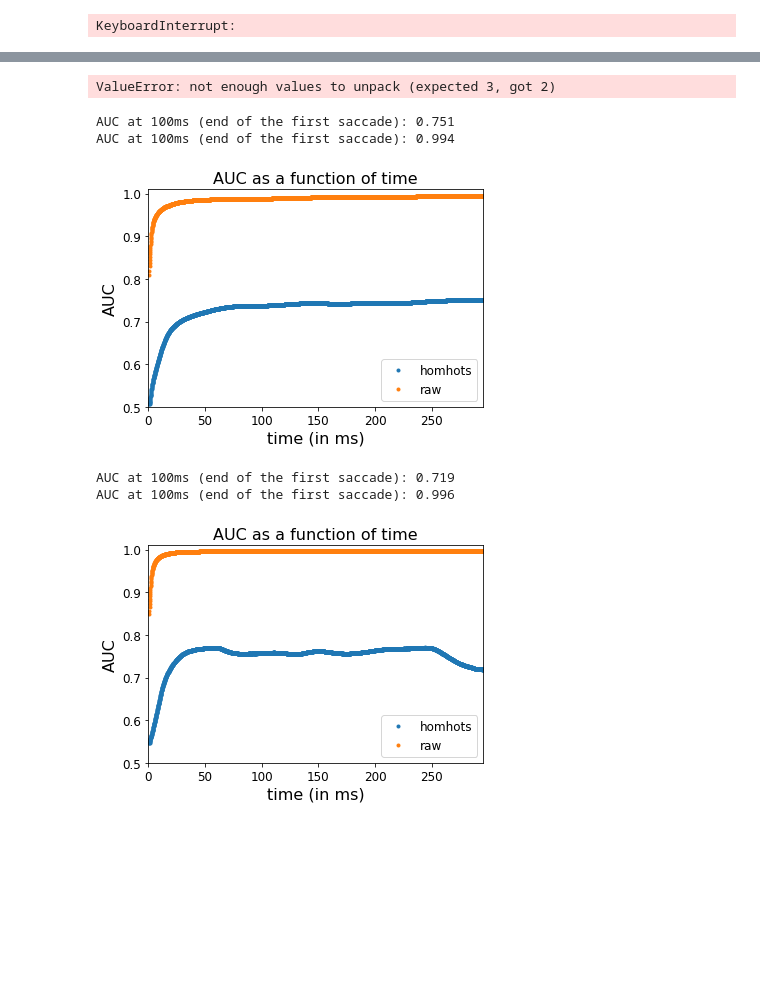
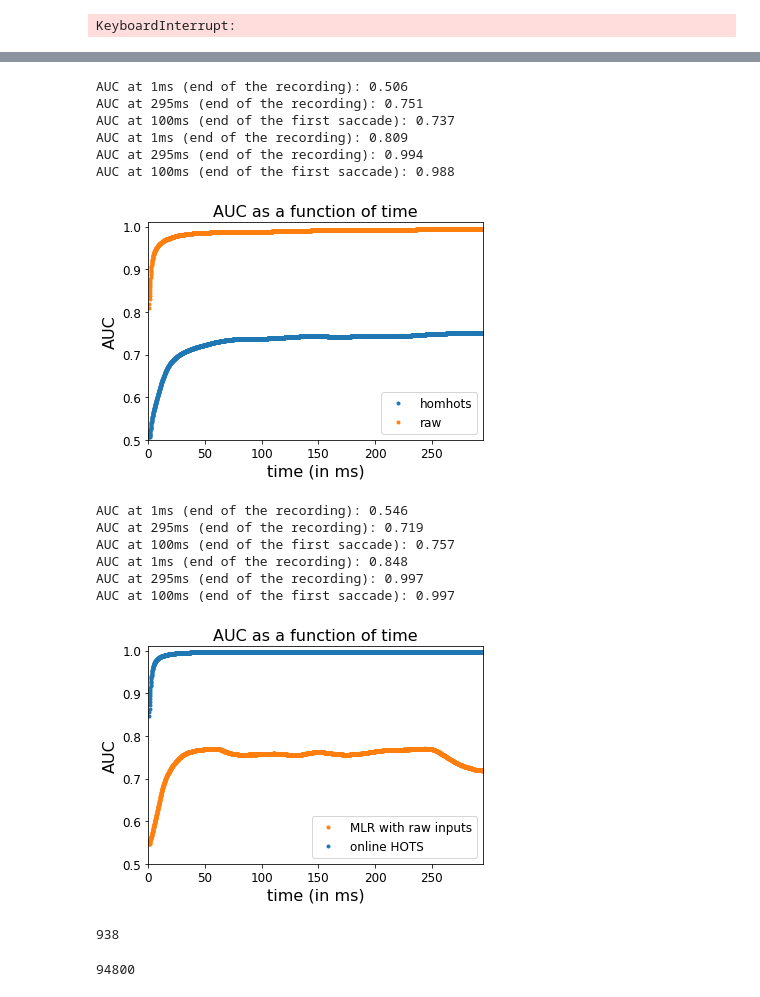
Before and after one commit to SpikeAI/HOTS, a Jupyter notebook: notebooks/RESULTS_03_NMNIST.ipynb, the cells around one changed output, grey strips where cells are left out. Saved outputs shown, nothing was run; the diff lists cells and outputs as text; code cells hidden in the pictures; blank space fills up the shorter version.

```diff
--- a/notebooks/RESULTS_03_NMNIST.ipynb
+++ b/notebooks/RESULTS_03_NMNIST.ipynb
@@ -376,3 +376,28 @@ for namnum, name in enumerate(namelist):
         pickle.dump([last_acc, mean_acc, true_positive, false_positive], file, pickle.HIGHEST_PROTOCOL)
 # %% [output]
 KeyboardInterrupt:
+# %%
+thres = None
+colorz = ['#2ca02c', '#ff7f0e', '#1f77b4', '#d62728', '#9467bd', '#8c564b', '#e377c2', '#7f7f7f', '#bcbd22', '#17becf']
+legend_list = ['original HOTS', 'raw inputs','online HOTS']
+namelist = ['raw', 'homhots']
+fig_onl, ax_onl = plt.subplots()
+ax_onl.hlines(86.9,0,6000, linestyles='dashed', color=colorz[0], label=legend_list[0])
+for namnum, name in enumerate(namelist):
+    f_name = f'{record_path}{timestr}_LR_results_{name}_{nbclust}_{nb_train}_{nb_test}_{ds_ev}.pkl'
+    with open(f_name, 'rb') as file:
+        likelihood, true_target = pickle.load(file)
+    meanac, onlinac, lastac, truepos, falsepos = classification_results(likelihood, true_target, thres, nb_test)
+    #pars, cov = curve_fit(f=fitting, xdata=np.arange(len(onlinac)), ydata=onlinac, p0=[1,1], bounds=(-np.inf, np.inf))
+    #fit = fitting(np.arange(len(onlinac)), *pars) f
+    print(f'Mean accuracy for {name}: {np.round(meanac,3)}')
+    print(f'Last event accuracy for {name}: {np.round(lastac,3)}')
+    ax_onl.plot(onlinac[:6000]*100, '.', ms=1, color=colorz[namnum+1], label = legend_list[namnum+1]);
+    #ax_onl.plot(fit[:3000], linestyle='-', color=color[namnum], linewidth=1);
+ax_onl.axis([-50,6000,0,105]);
+plt.setp(ax_onl.get_yticklabels(), fontsize=12)
+plt.setp(ax_onl.get_xticklabels(), fontsize=12)
+ax_onl.set_xlabel('Number of events', fontsize=16);
+ax_onl.set_ylabel('Accuracy (in %)', fontsize=16);
+ax_onl.set_title('MLR classification evolution \n as a function of the number of events', fontsize=16);
+ax_onl.legend(fontsize=12, loc='lower right');
@@ -379,5 +420,5 @@ KeyboardInterrupt:
 # %%
-thres = 0.9
+thres = 0.99
 colorz = ['#1f77b4', '#ff7f0e', '#2ca02c', '#d62728', '#9467bd', '#8c564b', '#e377c2', '#7f7f7f', '#bcbd22', '#17becf']
 legend_list = ['original HOTS', 'raw inputs','online HOTS']
 namelist = ['homhots','raw']
@@ -478,8 +497,6 @@ for namnum, name in enumerate(namelist):
         AUC[idx] = roc_auc_score(LabelBinarizer().fit_transform(np.array(true_target)),proba_timestep[idx,:,:], multi_class='ovr')
     plt.plot(timesteps,AUC, '.', label=name)
     plt.legend()
-# %% [output]
-ValueError: not enough values to unpack (expected 3, got 2)
 # %%
 f_name = f'{record_path}{timestr}_LR_results_{nbclust}_{nb_train}_{nb_test}_1_AUC.pkl'
 with open(f_name, 'rb') as file:
@@ -490,7 +507,9 @@ namelist = ['homhots', 'raw']
 leg_list = ['online HOTS', 'MLR with raw inputs']
 for namnum, name in enumerate(namelist):
     ax.plot(results[0][0]/1e3, results[0][namnum+1], '.', label=name)
-    print(f'AUC at 100ms (end of the first saccade): {np.round(results[0][namnum+1][-1],3)}')
+    print(f'AUC at 1ms (end of the recording): {np.round(results[0][namnum+1][0],3)}')
+    print(f'AUC at 295ms (end of the recording): {np.round(results[0][namnum+1][-1],3)}')
+    print(f'AUC at 100ms (end of the first saccade): {np.round(results[0][namnum+1][990],3)}')
 
 ax.axis([0,295,0.5,1.01]);
 ax.set_xlabel('time (in ms)', fontsize=16);
@@ -500,31 +519,54 @@ plt.setp(ax.get_xticklabels(), fontsize=12)
 ax.set_title('AUC as a function of time', fontsize=16);
 ax.legend(fontsize=12, loc='lower right');
 # %% [output]
-AUC at 100ms (end of the first saccade): 0.751
-AUC at 100ms (end of the first saccade): 0.994
+AUC at 1ms (end of the recording): 0.506
+AUC at 295ms (end of the recording): 0.751
+AUC at 100ms (end of the first saccade): 0.737
+AUC at 1ms (end of the recording): 0.809
+AUC at 295ms (end of the recording): 0.994
+AUC at 100ms (end of the first saccade): 0.988
 [figure]
 # %%
 printfig(fig, 'nmnist_auc.pdf')
 # %%
 f_name = f'{record_path}{timestr}_LR_results_{nbclust}_{nb_train}_{nb_test}_1_AUC_nomean.pkl'
 with open(f_name, 'rb') as file:
     results = pickle.load(file)
 
 fig, ax = plt.subplots()
-namelist = ['homhots', 'raw']
-leg_list = ['online HOTS', 'MLR with raw inputs']
-for namnum, name in enumerate(namelist):
-    ax.plot(results[0][0]/1e3, results[0][namnum+1], '.', label=name)
-    print(f'AUC at 100ms (end of the first saccade): {np.round(results[0][namnum+1][-1],3)}')
+namelist = ['raw', 'hots', 'homhots']
+leg_list = ['MLR with raw inputs', 'online HOTS', 'online homeo HOTS']
+colorz = ['#1f77b4', '#ff7f0e', '#2ca02c', '#d62728', '#9467bd', '#8c564b', '#e377c2', '#7f7f7f', '#bcbd22', '#17becf']
+#for namnum, name in enumerate(namelist):
+ax.plot(results[0][0]/1e3, results[0][1], '.', label=leg_list[0], color=colorz[1])
+print(f'AUC at 1ms (end of the recording): {np.round(results[0][1][0],3)}')
+print(f'AUC at 295ms (end of the recording): {np.round(results[0][1][-1],3)}')
+print(f'AUC at 100ms (end of the first saccade): {np.round(results[0][1][990],3)}')
+ax.plot(results[0][0]/1e3, results[0][3], '.', label=leg_list[1], color = colorz[0])
+print(f'AUC at 1ms (end of the recording): {np.round(results[0][3][0],3)}')
+print(f'AUC at 295ms (end of the recording): {np.round(results[0][3][-1],3)}')
+print(f'AUC at 100ms (end of the first saccade): {np.round(results[0][3][990],3)}')
 
 ax.axis([0,295,0.5,1.01]);
 ax.set_xlabel('time (in ms)', fontsize=16);
 ax.set_ylabel('AUC', fontsize=16);
 plt.setp(ax.get_yticklabels(), fontsize=12)
 plt.setp(ax.get_xticklabels(), fontsize=12)
 ax.set_title('AUC as a function of time', fontsize=16);
 ax.legend(fontsize=12, loc='lower right');
 # %% [output]
-AUC at 100ms (end of the first saccade): 0.719
-AUC at 100ms (end of the first saccade): 0.996
+AUC at 1ms (end of the recording): 0.546
+AUC at 295ms (end of the recording): 0.719
+AUC at 100ms (end of the first saccade): 0.757
+AUC at 1ms (end of the recording): 0.848
+AUC at 295ms (end of the recording): 0.997
+AUC at 100ms (end of the first saccade): 0.997
-[figure, old version]
+[figure, new version]
+# %%
+print(np.where(results[0][3][:]>0.997)[0][0])
+# %% [output]
+938
+# %%
+results[0][0][938]
+# %% [output]
+94800
```
Also changed, not shown: parts of 4 cells of this notebook, 4 other files.
